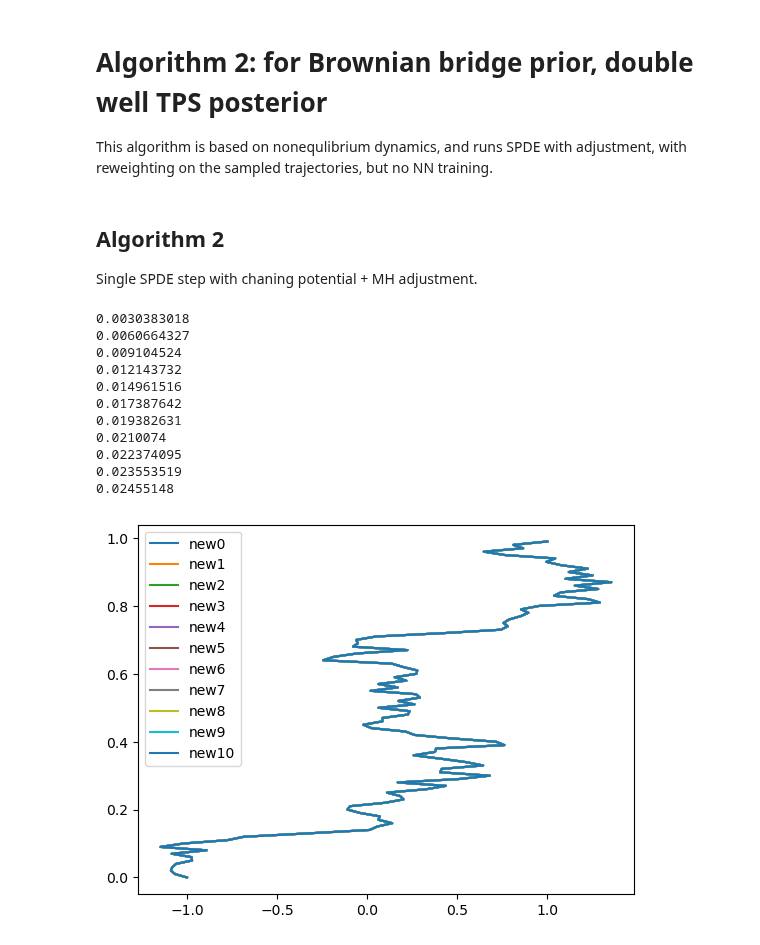
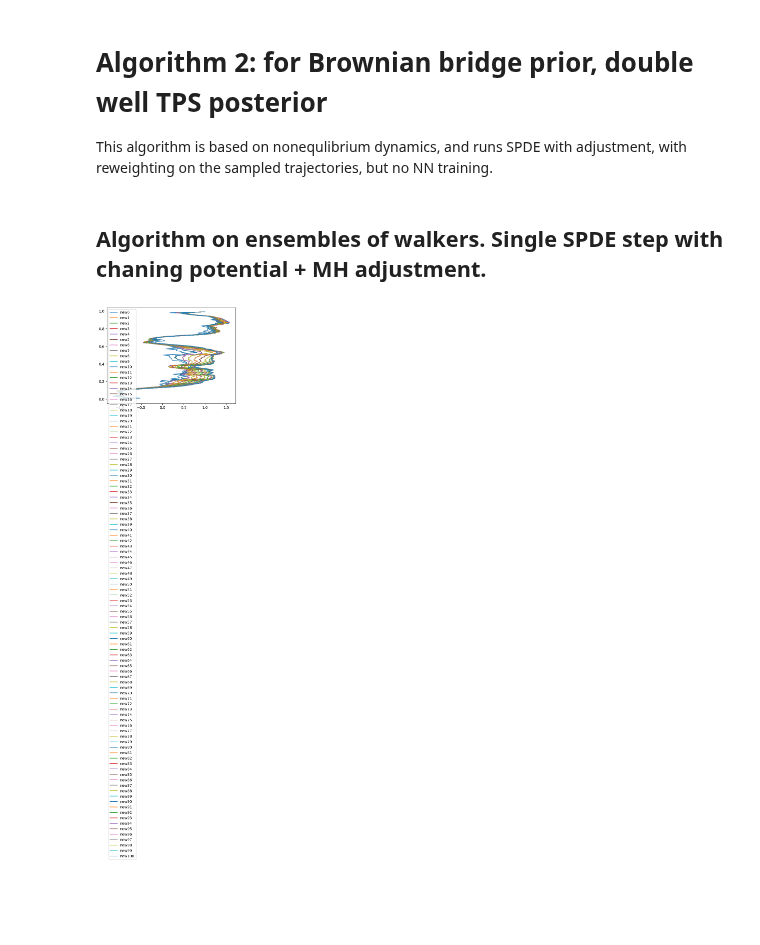
Before and after one commit to reubenharry/path_sampling, a Jupyter notebook: notebooks/notebook_3.ipynb, the cells around one changed output. Cells and saved outputs as stored; diff of their text form; code cells hidden in the pictures; blank space fills up the shorter version.

```diff
--- a/notebooks/notebook_3.ipynb
+++ b/notebooks/notebook_3.ipynb
@@ -18,7 +18,9 @@ from path_sampling import make_double_well_potential, sample_sde
 from spde import make_discrete_laplacian
 # %%
 
+# this is actually -J_tilde
 J_tilde = lambda xts, grad_V, dt: jnp.sum(-dt*jax.vmap(lambda xt: 0.25*grad_V(xt).dot(grad_V(xt)) - 0.5*jnp.trace(jax.jacfwd(lambda k: grad_V(k))(xt)) )(xts))
+
 
 def pi(xts, grad_V, s, hyperparams):
     dt = hyperparams['dt']
@@ -31,7 +33,7 @@ def pi(xts, grad_V, s, hyperparams):
 # main loop
 def step(xts, potential, s, ds, A, key, hyperparams, mh=False, prior= 'brownian'):
 
-    grad_V = lambda x: jax.grad(potential)(x)
+    grad_V = lambda x: jax.grad(potential)(x)   # gradient of reference potential
 
     u = lambda x: -s*grad_V(x)   # current annealed potential
 
@@ -41,8 +43,6 @@ def step(xts, potential, s, ds, A, key, hyperparams, mh=False, prior= 'brownian'
     I = jnp.eye(hyperparams['num_steps'])
     L = (I - 0.25*ds*discrete_laplacian)
     R =  (I + 0.25*ds*discrete_laplacian)
-    # L = I
-    # R  = I + 0.5*ds*discrete_laplacian
     L_inv = jnp.linalg.inv(L)
 
     jacobian_u = jax.jacfwd(u)
@@ -52,7 +52,7 @@ def step(xts, potential, s, ds, A, key, hyperparams, mh=False, prior= 'brownian'
 
     noise = jnp.sqrt(2 * (ds/dt))*jax.random.normal(key, shape=xts.shape)
 
-    xts_ds = L_inv @ (R @ xts + M_part_1 + M_part_2 + noise)
+    xts_ds = L_inv @ (R @ xts + M_part_1 + M_part_2 + noise)   # SPDE update
 
 
     # brownian bridge prior is used here
@@ -66,7 +66,8 @@ def step(xts, potential, s, ds, A, key, hyperparams, mh=False, prior= 'brownian'
         #xts_ds = xts_ds.at[-1].set(xts_ds[-2] + dt*(u(xts_ds[-2]) + ((2.*s)/(sigma**2) )*((1 - xts_ds[-2])) ))
 
     def q(xts, xts_prime):
-        return (-(dt/(4*ds))*jnp.linalg.norm(L@xts_prime - R@xts + (M_part_1 + M_part_2))**2)
+        # should be minus sign in front of (M_part_1 + M_part_2)?
+        return (-(dt/(4*ds))*jnp.linalg.norm(L@xts_prime - R@xts - (M_part_1 + M_part_2))**2)
 
     if mh:
         log_W = (pi(xts_ds, grad_V, s, hyperparams)+q(xts_ds, xts)) - (pi(xts, grad_V, s, hyperparams)+q(xts, xts_ds))
@@ -76,7 +77,7 @@ def step(xts, potential, s, ds, A, key, hyperparams, mh=False, prior= 'brownian'
         # print(accept, "accept")
         xts_ds = xts_ds*accept + xts*(1-accept)
 
-    A = A - ds*J_tilde(xts_ds, grad_V, dt)
+    A = A + ds*J_tilde(xts_ds, grad_V, dt)   # + J_tilde?
 
     return xts_ds, A
 
@@ -88,7 +89,7 @@ def refine_spde(xts, V, s, A, num_steps, key, ds, hyperparams, mh, prior= 'brown
         key = jax.random.fold_in(key, i)
         xts, A = step(
             xts=xts,
-            potential=V,  # prior potential
+            potential=V,  # reference potential
             A=A,
             s=s,
             key=key,
@@ -146,9 +147,8 @@ ndims = 1
 # for x in xts:
 #     plt.plot(x, time, label='sampled')
 # %% [markdown]
-## Algorithm 2
 
-Single SPDE step with chaning potential + MH adjustment.
+## Algorithm on ensembles of walkers. Single SPDE step with chaning potential + MH adjustment.
 # %%
 ensemble_size = 10
 
@@ -173,50 +173,42 @@ xts, times = jax.pmap(lambda key:sample_sde(
     dt=hyperparams['dt'],
     num_steps=hyperparams['num_steps']))(jax.random.split(path_key, ensemble_size))
 
+
 # for path in xts:
 #     # plot
 #     plt.plot(path, times[0], label='old', color='black')
 
 
 A = 0
 Z_ratio = 0
-schedule = np.linspace(0,1,11)
+schedule = np.linspace(0,1,101)   # switching schedule changes slowly
 
 for i,s in enumerate(schedule):
 
     xts, A = jax.pmap(lambda k, path: refine_spde(
         xts=path,
         V=make_double_well_potential(v=5.0),
         s=s,
-        ds=1e-4,   # stepsize for SPDE
+        ds=1e-3,   # stepsize for SPDE
         A=A,
         key=key,
         hyperparams=hyperparams,
         mh=True,
         prior='brownian',
-        num_steps=1,   # 1 step only
+        num_steps=1,   # 1 step only for each s
     ))(jax.random.split(jax.random.key(0), ensemble_size), xts)
 
     plt.plot(xts[0], times[0], label=f'new{i}')
 
     plt.legend()
 
     # is this correct?
     A = (jnp.mean(A))
     Z_ratio += jnp.exp(A)
-    print(A)
+    #print(A)
+
+    # report variance of weights here
 
 Z_ratio = Z_ratio/len(schedule)
 # %% [output]
-0.0030383018
-0.0060664327
-0.009104524
-0.012143732
-0.014961516
-0.017387642
-0.019382631
-0.0210074
-0.022374095
-0.023553519
-0.02455148
-[figure, old version]
+[figure, new version]
```
Also changed, not shown: parts of 1 cell of this notebook.
